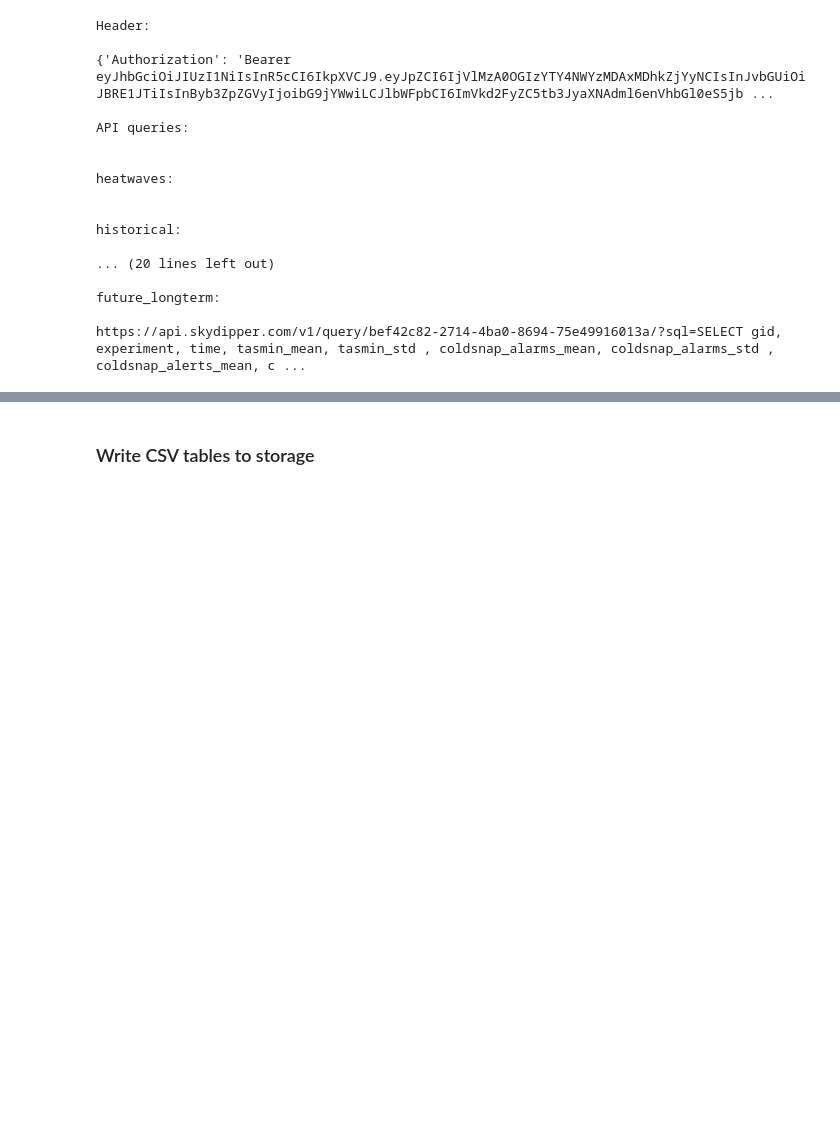
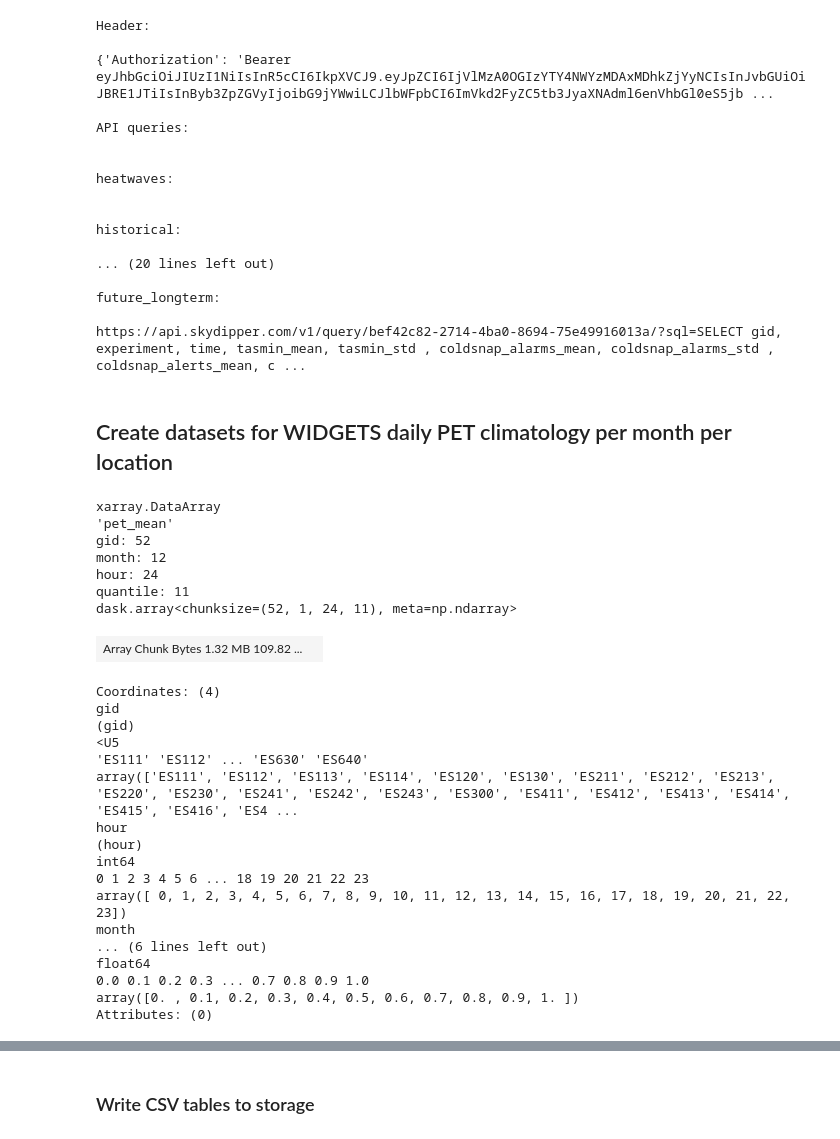
Before and after one commit to Vizzuality/copernicus-climate-data, a Jupyter notebook: upload_and_define_datasets.ipynb, the cells around one changed output, grey strips where cells are left out. Saved outputs shown, nothing was run; the diff lists cells and outputs as text; code cells hidden in the pictures; blank space fills up the shorter version.

```diff
--- a/upload_and_define_datasets.ipynb
+++ b/upload_and_define_datasets.ipynb
@@ -382,2 +604,30 @@ Data processing organised into sections.
 # %% [markdown]
 ### Write admin lookup to CSV and geometries to GeoJSON
+# %%
+import pprint
+import gcsfs
+from dask.diagnostics import ProgressBar, Profiler, ResourceProfiler, CacheProfiler, visualize
+import json
+import encodings
+import numpy as np
+
+p= "zonal_stats"
+# Make name id JSON
+gda = get_cached_remote_zarr(group = 'nuts-2016-lau-2018', root = "copernicus-climate/european-nuts-lau-geometries.zarr")
+gdas = gda.where((gda.admin_level.isin([0, 2, 3, 4]))&(gda.iso3=='ESP'), drop=True)
+
+gdf = to_geopandas(gdas, 6)
+centroids = gdf.centroid
+
+fs = gcsfs.GCSFileSystem(project=gc_project, token=f"/root/.{gc_creds}")
+with Profiler() as prof, ResourceProfiler(dt=1) as rprof, CacheProfiler() as cprof:
+  with ProgressBar():
+    with fs.open(f"{gcs_prefix}/{p}/geoname_gid_lookup_esp_nuts_lau_levels_0234.json", 'w', encoding='utf-8') as f:
+      out = {"locations":[
+             {"geoname":geoname, "gid":gid, "admin_level":admin_level, "longitude": np.round(x,6), "latitude": np.round(y,6)}\
+             for geoname, gid, admin_level, x, y \
+             in zip(gdas.coords['geoname'].values, gdas.coords['gid'].values, gdas.coords['admin_level'].values.tolist(), centroids.x, centroids.y)]}
+      json.dump(out, f)
+
+
+#pprint.pprint(json.dumps(out, ensure_ascii=False),indent=4)
@@ -731,3 +995,34 @@ historical:
 future_longterm:
 
 https://api.skydipper.com/v1/query/bef42c82-2714-4ba0-8694-75e49916013a/?sql=SELECT gid, experiment, time, tasmin_mean, tasmin_std , coldsnap_alarms_mean, coldsnap_alarms_std , coldsnap_alerts_mean, c ...
+# %% [markdown]
+## Create datasets for WIDGETS daily PET climatology per month per location
+# %%
+tst = get_cached_remote_zarr(f"historical-hourly-petmax-quantiles-zs-nuts-level-3", 'copernicus-climate/spain-zonal-stats.zarr').chunk({'gid':-1})
+tst.pet_mean.where(tst.pet_mean.notnull(), drop=True)
+# %% [output]
+xarray.DataArray
+'pet_mean'
+gid: 52
+month: 12
+hour: 24
+quantile: 11
+dask.array<chunksize=(52, 1, 24, 11), meta=np.ndarray>
+| Array Chunk Bytes 1.32 MB 109.82 ... |  |
+Coordinates: (4)
+gid
+(gid)
+<U5
+'ES111' 'ES112' ... 'ES630' 'ES640'
+array(['ES111', 'ES112', 'ES113', 'ES114', 'ES120', 'ES130', 'ES211', 'ES212', 'ES213', 'ES220', 'ES230', 'ES241', 'ES242', 'ES243', 'ES300', 'ES411', 'ES412', 'ES413', 'ES414', 'ES415', 'ES416', 'ES4 ...
+hour
+(hour)
+int64
+0 1 2 3 4 5 6 ... 18 19 20 21 22 23
+array([ 0, 1, 2, 3, 4, 5, 6, 7, 8, 9, 10, 11, 12, 13, 14, 15, 16, 17, 18, 19, 20, 21, 22, 23])
+month
+... (6 lines left out)
+float64
+0.0 0.1 0.2 0.3 ... 0.7 0.8 0.9 1.0
+array([0. , 0.1, 0.2, 0.3, 0.4, 0.5, 0.6, 0.7, 0.8, 0.9, 1. ])
+Attributes: (0)
```
Also changed, not shown: parts of 90 cells of this notebook.
